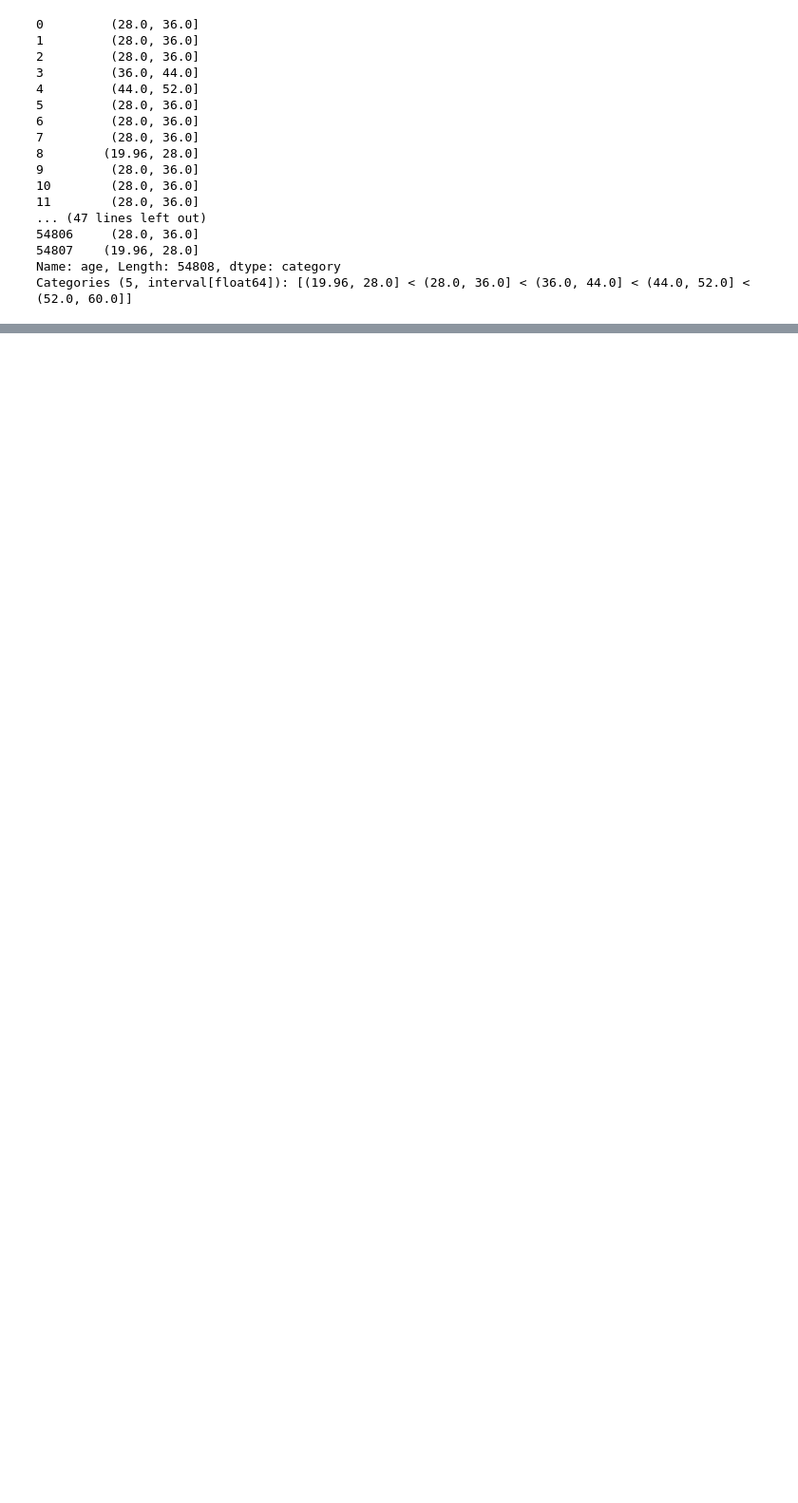
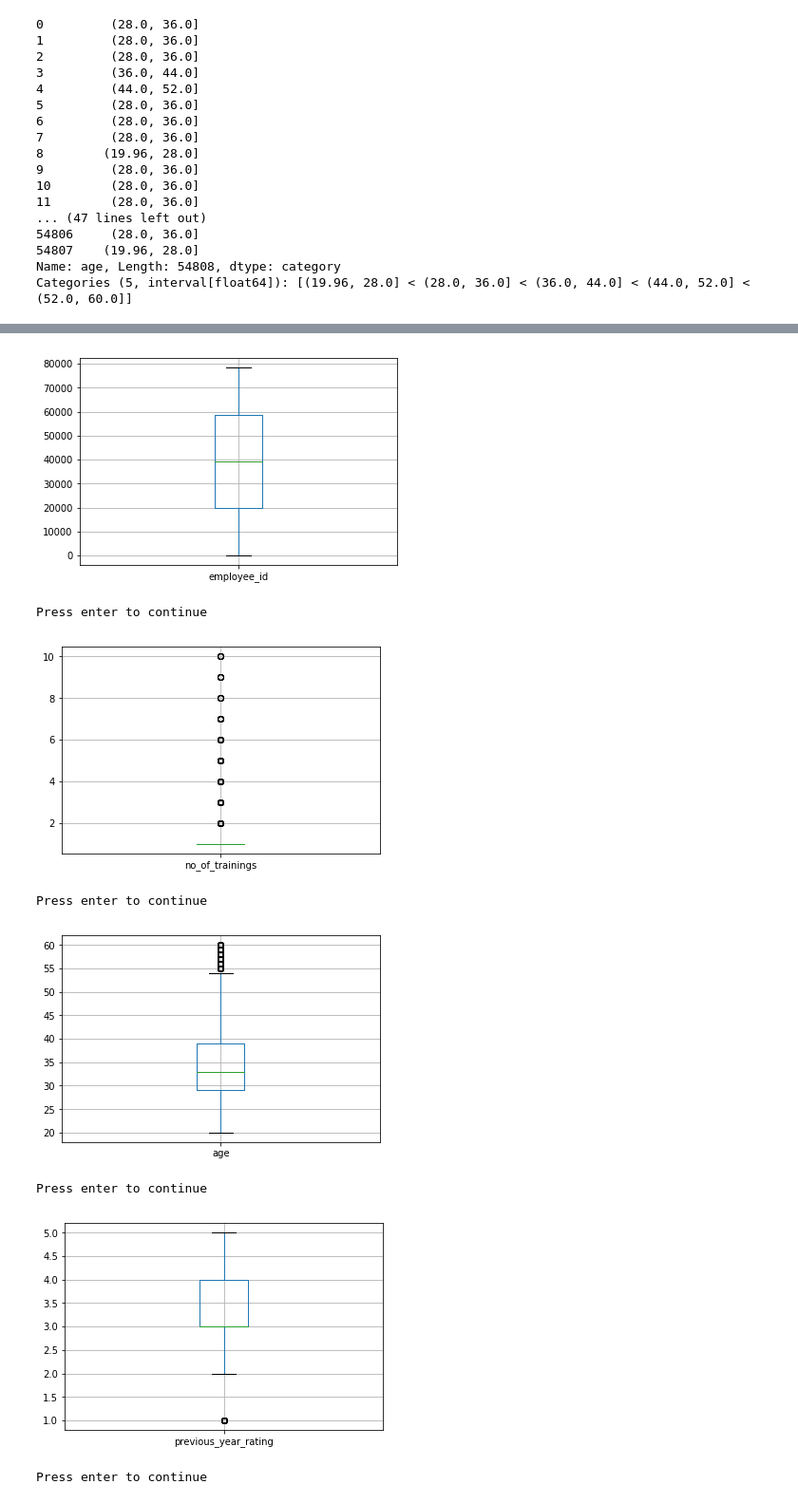
Before and after one commit to Virajdatt/AV_Practice_Problems, a Jupyter notebook: HR_Analytics/Hr_analytics.ipynb, the cells around one changed output, grey strips where cells are left out. Shown: that part at 95% size. Cells and saved outputs as stored; diff of their text form; code cells hidden in the pictures; blank space fills up the shorter version.

```diff
--- a/HR_Analytics/Hr_analytics.ipynb
+++ b/HR_Analytics/Hr_analytics.ipynb
@@ -223,0 +211,17 @@ Name: age, dtype: int64
+# %%
+def Box_num_graphs(df):
+    for d in df.select_dtypes(include=['float64','int']).columns:
+        df.boxplot(column=d,return_type='axes')
+        plt.show()
+        input("Press enter to continue")
+# %%
+Box_num_graphs(raw_data)
+# %% [output]
+[figure, added]
+Press enter to continue
+[figure, added]
+Press enter to continue
+[figure, added]
+Press enter to continue
+[figure, added]
+Press enter to continue
```
Also changed, not shown: parts of 52 cells of this notebook, 2 other files.
